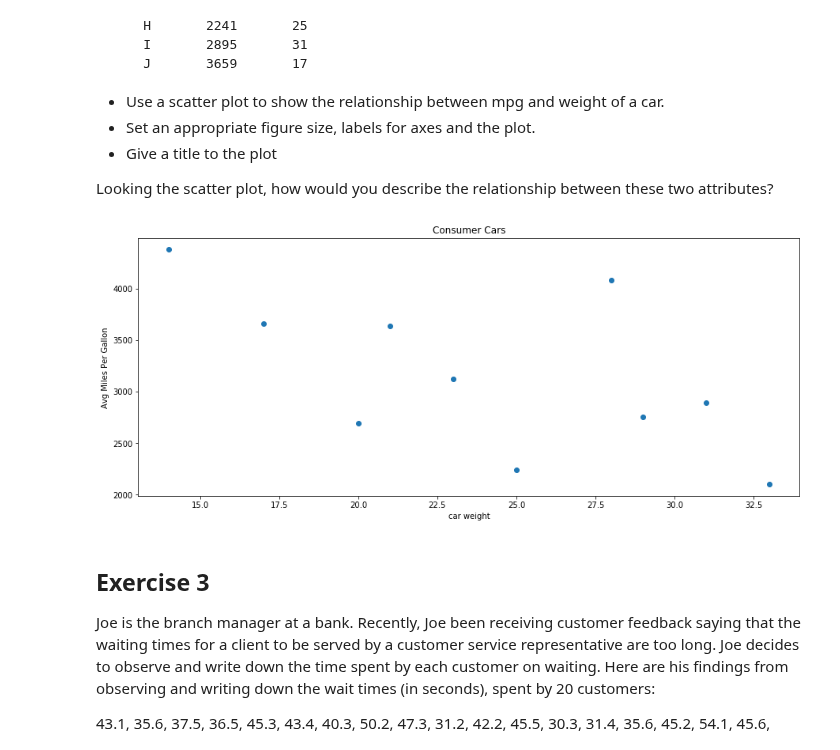
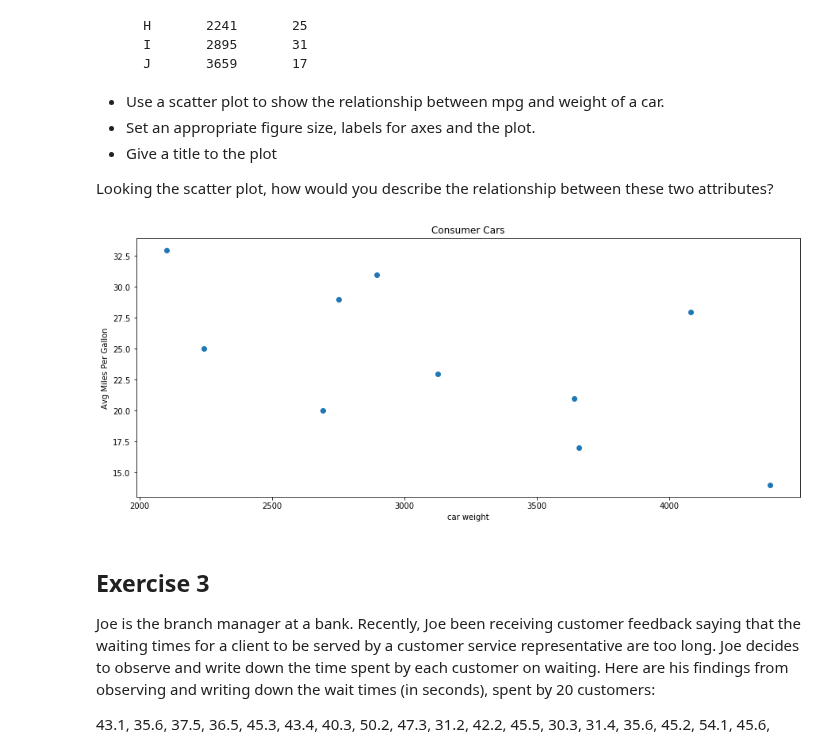
Before and after one commit to DIGITALFRANK/dsc-data-viz-lab-nyc-ds-career-042219, a Jupyter notebook: index.ipynb, the cells around one changed output. Saved outputs shown, nothing was run; the diff lists cells and outputs as text; code cells hidden in the pictures.

```diff
--- a/index.ipynb
+++ b/index.ipynb
@@ -70,21 +70,21 @@ Looking the scatter plot, how would you describe the relationship between these
 # %%
 weight = [2750, 3125, 2100, 4082, 2690, 3640, 4380, 2241, 2895, 3659]
 mpg = [29, 23, 33, 28, 20, 21, 14, 25, 31, 17]
 
 # Set the figure size in inches
 plt.figure(figsize=(15,6))
 
 # Plot with scatter()
-plt.scatter(mpg, weight)
+plt.scatter(weight, mpg)
 
 # Set x and y axes labels and give titles
 plt.xlabel('car weight')
 plt.ylabel('Avg Miles Per Gallon')
 plt.title('Consumer Cars')
 
 plt.show()
 # %% [output]
-[figure, old version]
+[figure, new version]
 # %% [markdown]
 ## Exercise 3
 
```
